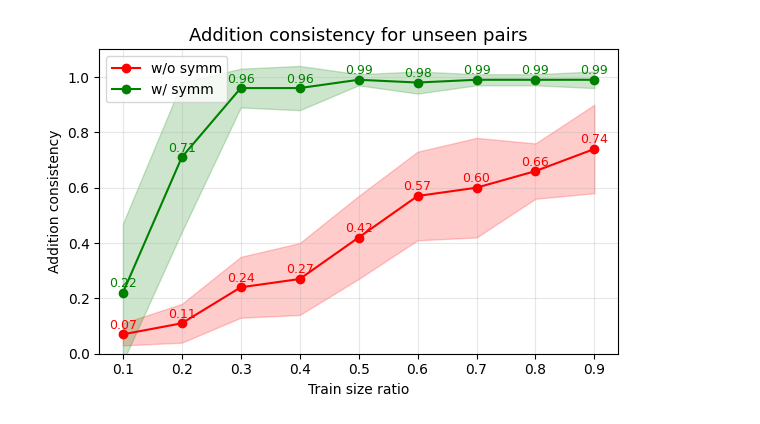
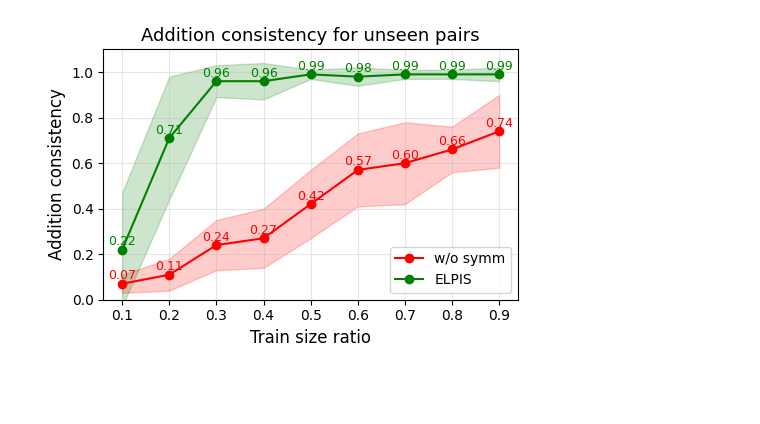
Before and after one commit to XuanjieLiu/S3Plus, a Jupyter notebook: LM_align/plots/plot_train_size_ablate.ipynb, the cells around one changed output. Drawn from its saved outputs; the diff is of its cells as text; code cells hidden in the pictures; blank space fills up the shorter version.

```diff
--- a/LM_align/plots/plot_train_size_ablate.ipynb
+++ b/LM_align/plots/plot_train_size_ablate.ipynb
@@ -6,35 +6,35 @@ import numpy as np
 train_size = np.array([0.1, 0.2, 0.3, 0.4, 0.5, 0.6, 0.7, 0.8, 0.9])
 
 mean_wo = np.array([0.07, 0.11, 0.24, 0.27, 0.42, 0.57, 0.6, 0.66, 0.74])
 std_wo = np.array([0.04, 0.07, 0.11, 0.13, 0.15, 0.16, 0.18, 0.10, 0.16])
 
 mean_w = np.array([0.22, 0.71, 0.96, 0.96, 0.99, 0.98, 0.99, 0.99, 0.99])
 std_w = np.array([0.25, 0.27, 0.07, 0.08, 0.02, 0.04, 0.02, 0.02, 0.03])
 
 # 画图
-plt.figure(figsize=(6,4))
+plt.figure(figsize=(5,3.5))
 plt.title("Addition consistency for unseen pairs", fontsize=13)
 
 # w/o symm
 plt.plot(train_size, mean_wo, 'o-', color='red', label='w/o symm')
 plt.fill_between(train_size, mean_wo - std_wo, mean_wo + std_wo, color='red', alpha=0.2)
 
 # w/ symm
-plt.plot(train_size, mean_w, 'o-', color='green', label='w/ symm')
+plt.plot(train_size, mean_w, 'o-', color='green', label='ELPIS')
 plt.fill_between(train_size, mean_w - std_w, mean_w + std_w, color='green', alpha=0.2)
 
 # 显示数值
 for x, y in zip(train_size, mean_wo):
     plt.text(x, y + 0.02, f"{y:.2f}", color='red', fontsize=9, ha='center')
 for x, y in zip(train_size, mean_w):
     plt.text(x, y + 0.02, f"{y:.2f}", color='green', fontsize=9, ha='center')
 
-plt.xlabel("Train size ratio")
-plt.ylabel("Addition consistency")
+plt.xlabel("Train size ratio", fontsize=12)
+plt.ylabel("Addition consistency", fontsize=12)
 plt.ylim(0, 1.1)
 plt.legend()
 plt.grid(alpha=0.3)
 plt.tight_layout()
 plt.show()
 # %% [output]
-[figure, old version]
+[figure, new version]
```
Also changed, not shown: 3 other files.
